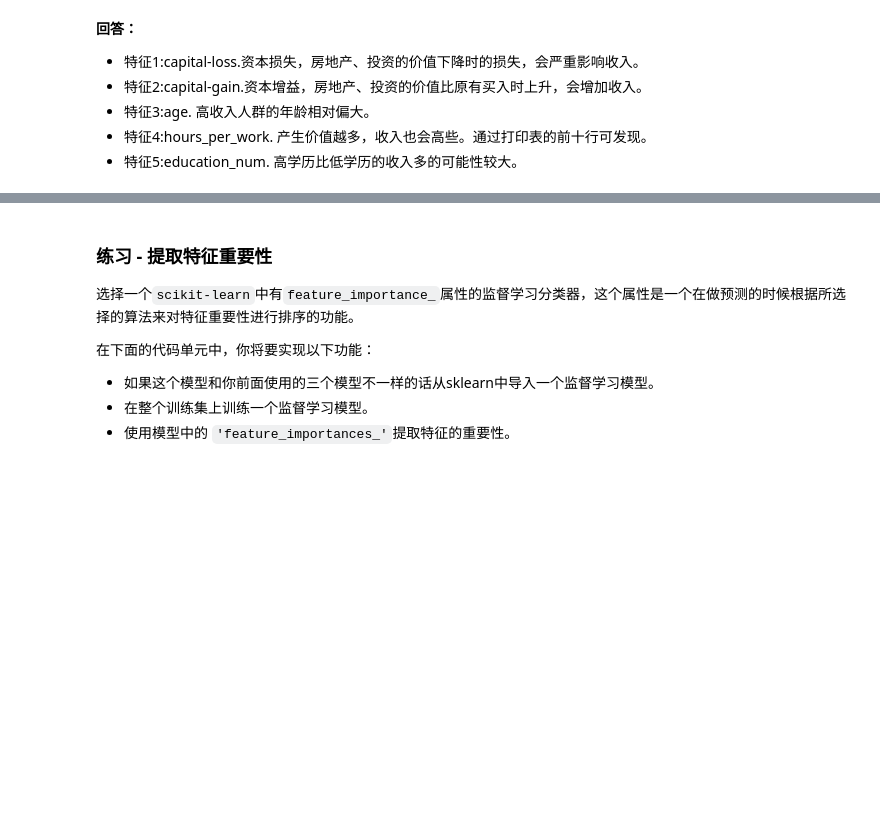
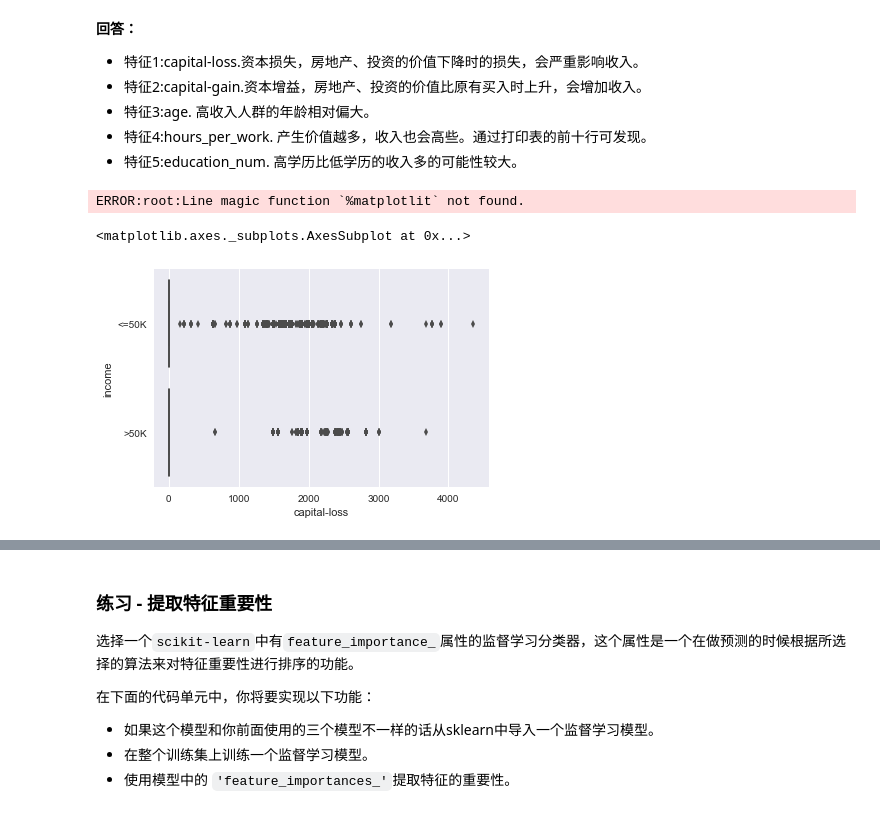
Before and after one commit to liangyi30/finding_donors, a Jupyter notebook: finding_donors.ipynb, the cells around one changed output, grey strips where cells are left out. Drawn from its saved outputs; the diff is of its cells as text; code cells hidden in the pictures; blank space fills up the shorter version.

Commit message:
add cv and add seaborn

```diff
--- a/finding_donors.ipynb
+++ b/finding_donors.ipynb
@@ -548,3 +548,12 @@ _在这十三个记录中，你认为哪五个特征对于预测是最重要的
 - 特征3:age. 高收入人群的年龄相对偏大。
 - 特征4:hours_per_work. 产生价值越多，收入也会高些。通过打印表的前十行可发现。
 - 特征5:education_num. 高学历比低学历的收入多的可能性较大。
+# %%
+import matplotlib.pyplot as plt
+import seaborn as sns
+%matplotlit inline
+sns.boxplot(x=data['capital-loss'], y=data['income'], orient="$")
+# %% [output]
+ERROR:root:Line magic function `%matplotlit` not found.
+<matplotlib.axes._subplots.AxesSubplot at 0x...>
+[figure, added]
```
Also changed, not shown: parts of 10 cells of this notebook.
